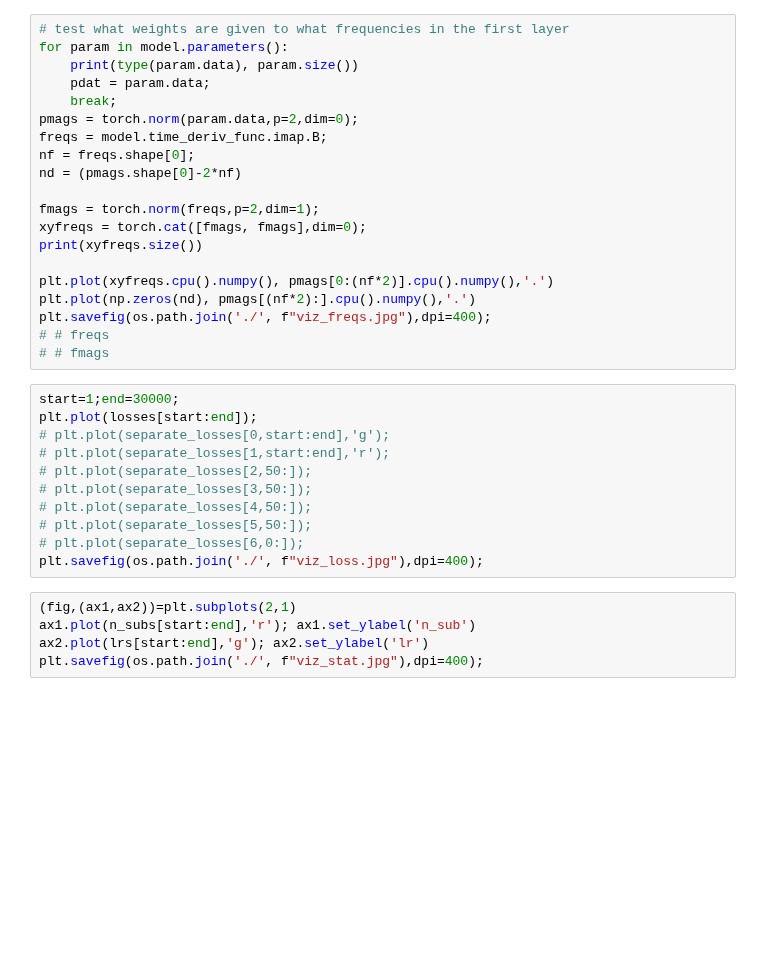
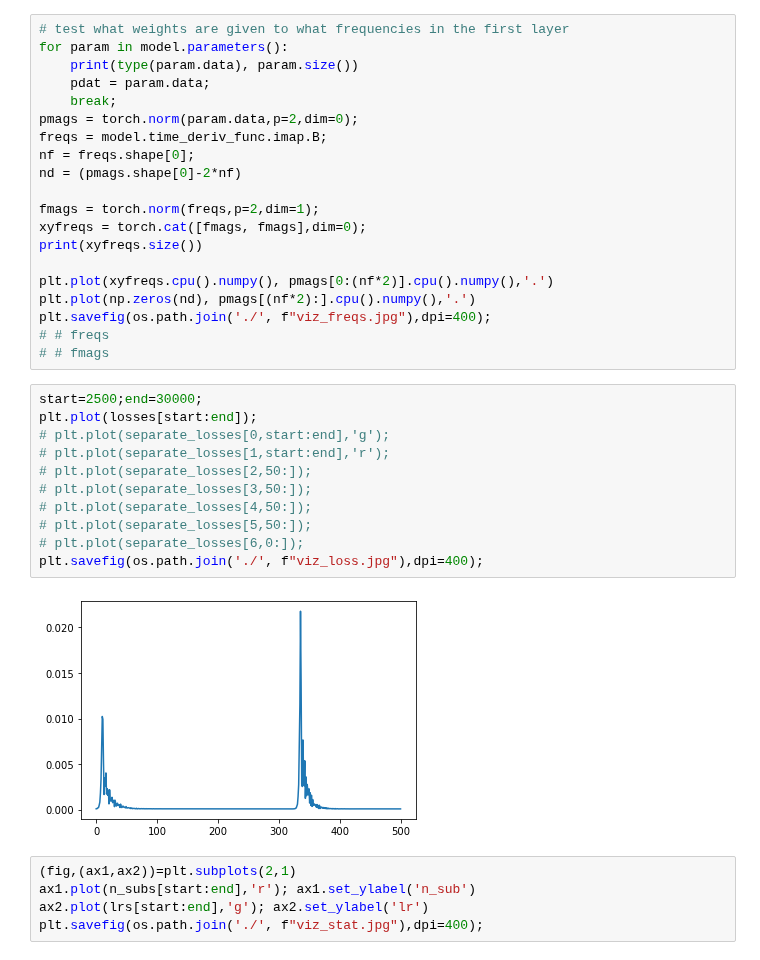
Before and after one commit to pzpzpzp1/wassflow, a Jupyter notebook: cnf-sinkhorn-demo.ipynb, the cells around one changed output. Saved outputs shown, nothing was run; the diff lists cells and outputs as text; blank space fills up the shorter version.

```diff
--- a/cnf-sinkhorn-demo.ipynb
+++ b/cnf-sinkhorn-demo.ipynb
@@ -94,16 +127,18 @@ plt.savefig(os.path.join('./', f"viz_freqs.jpg"),dpi=400);
 # # freqs
 # # fmags
 # %%
-start=1;end=30000;
+start=2500;end=30000;
 plt.plot(losses[start:end]);
 # plt.plot(separate_losses[0,start:end],'g');
 # plt.plot(separate_losses[1,start:end],'r');
 # plt.plot(separate_losses[2,50:]);
 # plt.plot(separate_losses[3,50:]);
 # plt.plot(separate_losses[4,50:]);
 # plt.plot(separate_losses[5,50:]);
 # plt.plot(separate_losses[6,0:]);
 plt.savefig(os.path.join('./', f"viz_loss.jpg"),dpi=400);
+# %% [output]
+[figure, added]
 # %%
 (fig,(ax1,ax2))=plt.subplots(2,1)
 ax1.plot(n_subs[start:end],'r'); ax1.set_ylabel('n_sub')
```
Also changed, not shown: parts of 2 cells of this notebook, 4 other files.
